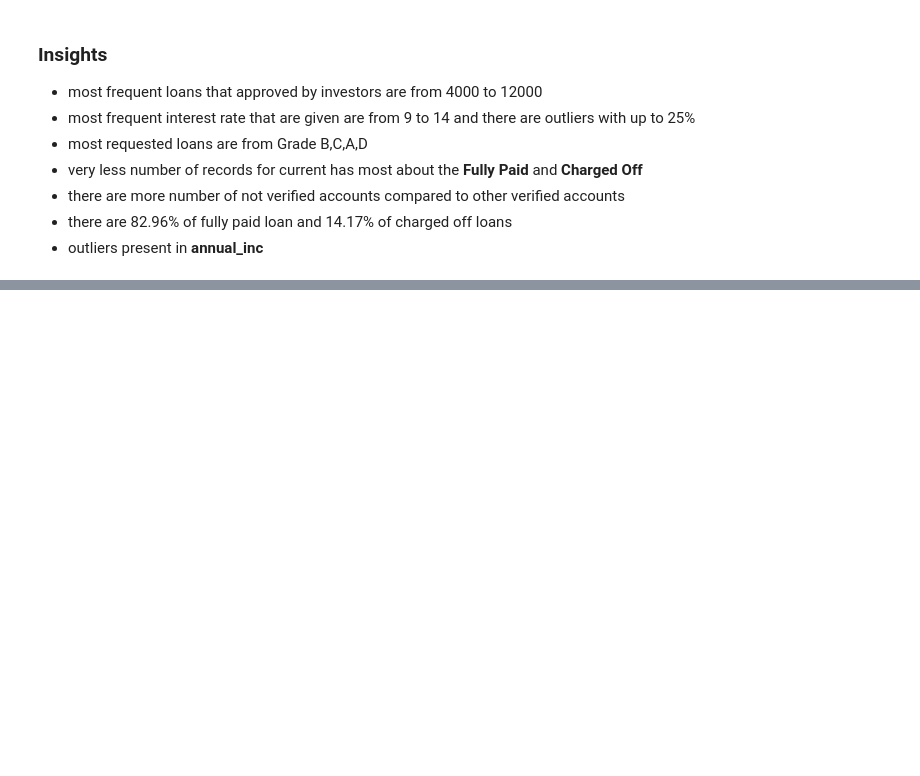
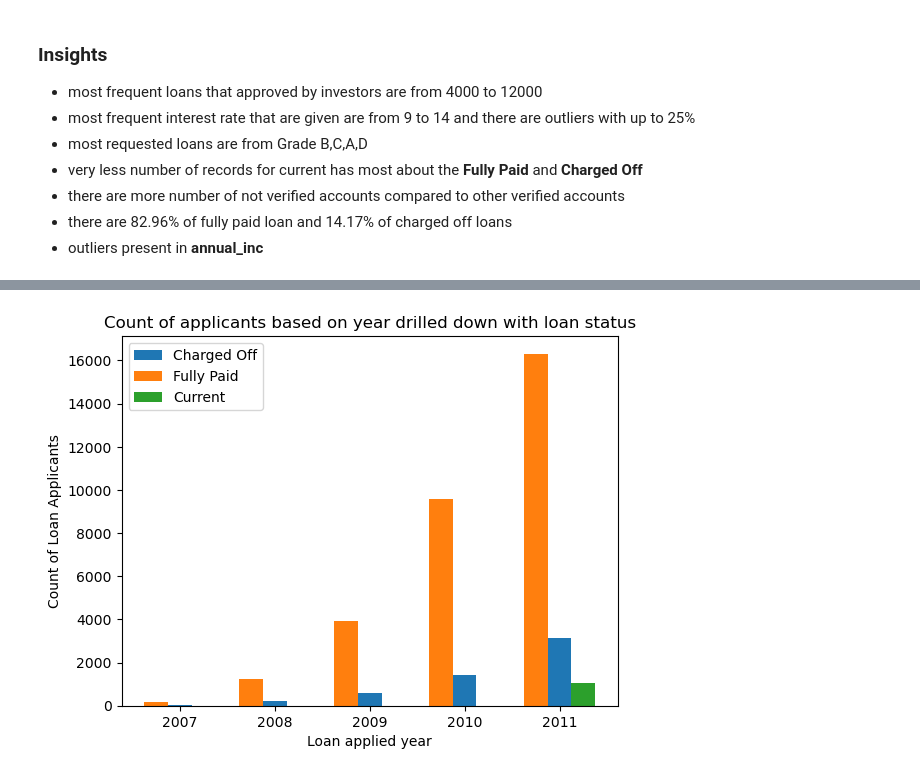
Before and after one commit to Rakesh459/groupcasestudyonloan, a Jupyter notebook: group case study loan.ipynb, the cells around one changed output, grey strips where cells are left out. Saved outputs shown, nothing was run; the diff lists cells and outputs as text; code cells hidden in the pictures; blank space fills up the shorter version.

```diff
--- a/group case study loan.ipynb
+++ b/group case study loan.ipynb
@@ -232 +237,25 @@ loan_df.annual_inc.max()
 141996.0
+# %%
+loan_count_byyear = loan_df.pivot_table(columns='year', index=['loan_status'], values ='id', aggfunc=np.count_nonzero)
+loan_count_byyear
+
+bar_width = 0.25
+
+br1 = np.arange(len(loan_count_byyear.columns))
+br2 = [x + bar_width for x in br1]
+br3 = [x + bar_width for x in br2]
+plt.bar(br2,loan_count_byyear.values[0],width=bar_width,label=loan_count_byyear.index[0])
+plt.bar(br1,loan_count_byyear.values[2],width=bar_width,label=loan_count_byyear.index[2])
+plt.bar(br3,loan_count_byyear.values[1],width=bar_width,label=loan_count_byyear.index[1])
+
+
+plt.xticks([r + bar_width for r in range(len(loan_count_byyear.columns))],
+        loan_count_byyear.columns)
+
+plt.xlabel('Loan applied year')
+plt.ylabel('Count of Loan Applicants')
+plt.title('Count of applicants based on year drilled down with loan status')
+plt.legend()
+plt.show()
+# %% [output]
+[figure, added]
```
Also changed, not shown: parts of 14 cells of this notebook.
